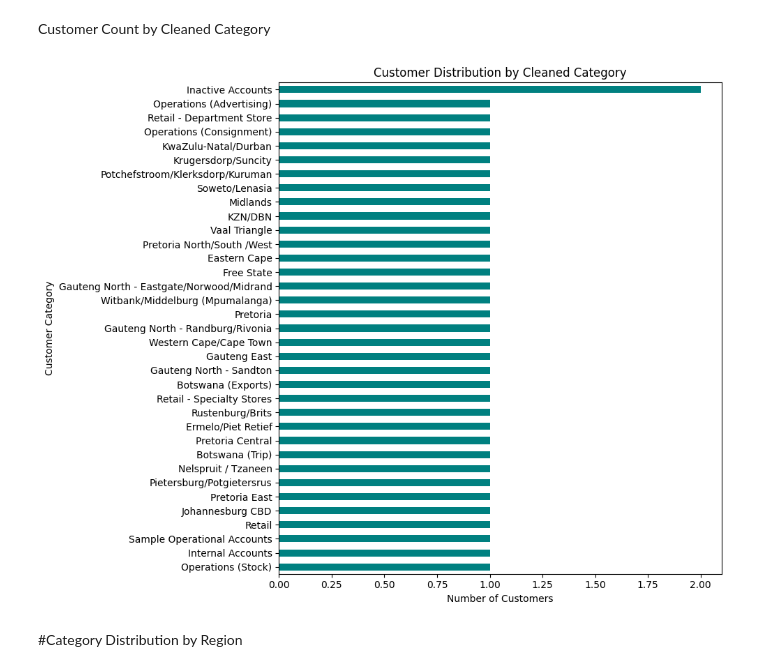
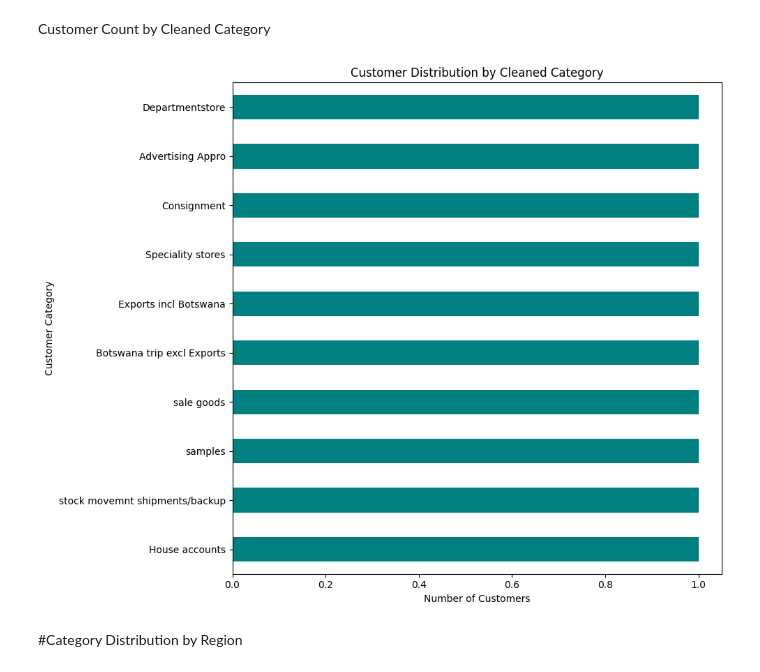
Before and after one commit to THakgvLO/ClearVue-BI-System, a Jupyter notebook: clean_data/thakgalo/customer_categories_cleaned.ipynb, the cells around one changed output. Saved outputs shown, nothing was run; the diff lists cells and outputs as text; code cells hidden in the pictures.

```diff
--- a/clean_data/thakgalo/customer_categories_cleaned.ipynb
+++ b/clean_data/thakgalo/customer_categories_cleaned.ipynb
@@ -96,4 +131,0 @@ corrections = {
-# %%
-customer_categories_df['CCAT_DESC'] = customer_categories_df['CCAT_DESC'].replace(corrections)
-
-customer_categories_df
@@ -167,16 +169,16 @@ Customer Count by Cleaned Category
 # %%
 import matplotlib.pyplot as plt
 
-customer_categories_df_clean['CCAT_DESC'].value_counts().sort_values().plot(
+customer_categories_df['CCAT_DESC'].value_counts().sort_values().plot(
     kind='barh', figsize=(10, 8), color='teal'
 )
 plt.title("Customer Distribution by Cleaned Category")
 plt.xlabel("Number of Customers")
 plt.ylabel("Customer Category")
 plt.tight_layout()
 plt.show()
 # %% [output]
-[figure, old version]
+[figure, new version]
 # %% [markdown]
 #Category Distribution by Region
 # %% [markdown]
```
Also changed, not shown: parts of 10 cells of this notebook, 31 other files.
